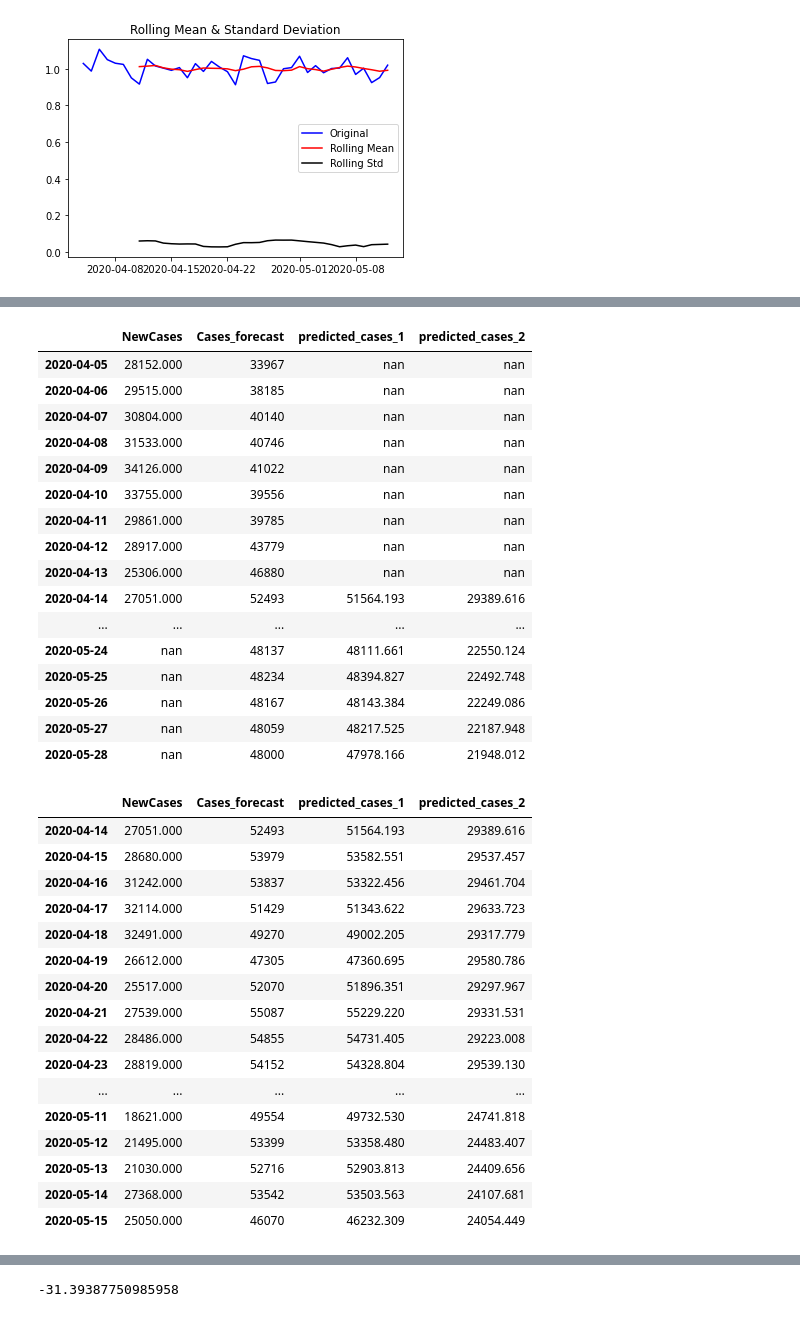
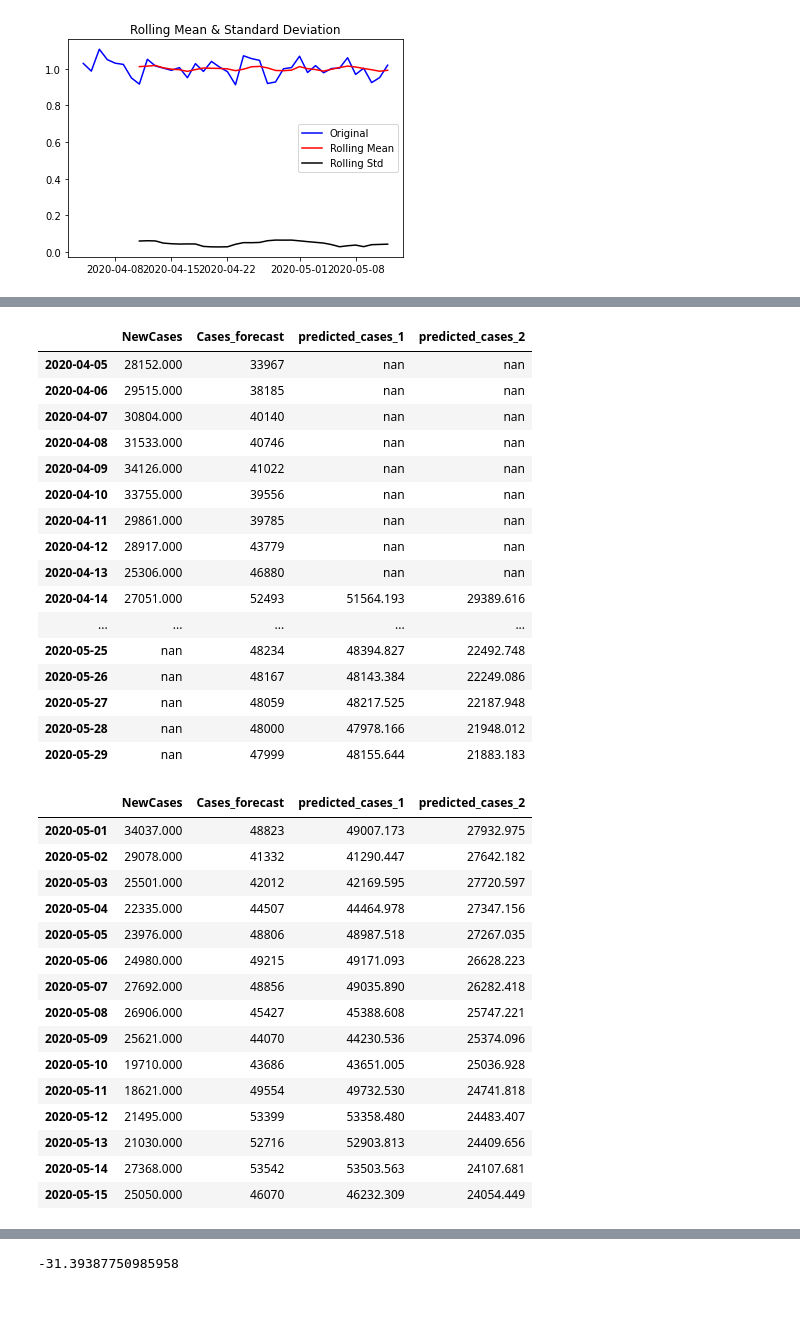
Before and after one commit to JoshuaFarmerATX/ehaarmanny_ML_App, a Jupyter notebook: Notebooks/Dani_ARIMA3.ipynb, the cells around one changed output, grey strips where cells are left out. Drawn from its saved outputs; the diff is of its cells as text; code cells hidden in the pictures.

```diff
--- a/Notebooks/Dani_ARIMA3.ipynb
+++ b/Notebooks/Dani_ARIMA3.ipynb
@@ -236,6 +213,5 @@ model_fit4=model4.fit()
 # %%
-from pandas.tseries.offsets import DateOffset
-future_dates=[df.index[-1]+ DateOffset(days=x)for x in range(0,14)]
+future_dates=[df.index[-1]+ DateOffset(days=x)for x in range(0,15)]
 # %%
 future_datest_df=pd.DataFrame(index=future_dates[1:],columns=df.columns)
 future_datest_df.tail()
@@ -263,14 +258,2 @@ future_df['seasonal_forecast'] = model_fit1.predict(start = 30, end= 115, typ="l
-# %%
-
-# Make the prediction for the FirstDiff
-future_df['trend_FirstDiff_forecaste'] = model_fit2.predict(start = 1, end= 115, typ="linear", dynamic= False)
-
-# Reverse the firstDiff to the original trend
-future_df["trend_forecast"] =future_df["trend"].shift(1) + future_df["trend_FirstDiff_forecaste"]
-
-future_df = future_df[2:]
-
-x, x_diff = future_df["trend"].iloc[0], future_df['trend_FirstDiff_forecaste'].iloc[1:]
-future_df['trend_forecast'] = np.r_[x, x_diff].cumsum().astype(int)
 # %%
 future_df['residual_forecast'] = model_fit3.predict(start = 10, end= 115, dynamic= True)
@@ -293,27 +282,26 @@ future_df[["NewCases", "Cases_forecast", "predicted_cases_1", "predicted_cases_2
 | 2020-04-13 | 25306.000 | 46880 | nan | nan |
 | 2020-04-14 | 27051.000 | 52493 | 51564.193 | 29389.616 |
 | ... | ... | ... | ... | ... |
-| 2020-05-24 | nan | 48137 | 48111.661 | 22550.124 |
 | 2020-05-25 | nan | 48234 | 48394.827 | 22492.748 |
 | 2020-05-26 | nan | 48167 | 48143.384 | 22249.086 |
 | 2020-05-27 | nan | 48059 | 48217.525 | 22187.948 |
 | 2020-05-28 | nan | 48000 | 47978.166 | 21948.012 |
+| 2020-05-29 | nan | 47999 | 48155.644 | 21883.183 |
 # %%
 compare_df= future_df[["NewCases", "Cases_forecast", "predicted_cases_1", "predicted_cases_2"]].dropna()
-compare_df
+compare_df.tail(15)
 # %% [output]
 |  | NewCases | Cases_forecast | predicted_cases_1 | predicted_cases_2 |
-| 2020-04-14 | 27051.000 | 52493 | 51564.193 | 29389.616 |
-| 2020-04-15 | 28680.000 | 53979 | 53582.551 | 29537.457 |
-| 2020-04-16 | 31242.000 | 53837 | 53322.456 | 29461.704 |
-| 2020-04-17 | 32114.000 | 51429 | 51343.622 | 29633.723 |
-| 2020-04-18 | 32491.000 | 49270 | 49002.205 | 29317.779 |
-| 2020-04-19 | 26612.000 | 47305 | 47360.695 | 29580.786 |
-| 2020-04-20 | 25517.000 | 52070 | 51896.351 | 29297.967 |
-| 2020-04-21 | 27539.000 | 55087 | 55229.220 | 29331.531 |
-| 2020-04-22 | 28486.000 | 54855 | 54731.405 | 29223.008 |
-| 2020-04-23 | 28819.000 | 54152 | 54328.804 | 29539.130 |
-| ... | ... | ... | ... | ... |
+| 2020-05-01 | 34037.000 | 48823 | 49007.173 | 27932.975 |
+| 2020-05-02 | 29078.000 | 41332 | 41290.447 | 27642.182 |
+| 2020-05-03 | 25501.000 | 42012 | 42169.595 | 27720.597 |
+| 2020-05-04 | 22335.000 | 44507 | 44464.978 | 27347.156 |
+| 2020-05-05 | 23976.000 | 48806 | 48987.518 | 27267.035 |
+| 2020-05-06 | 24980.000 | 49215 | 49171.093 | 26628.223 |
+| 2020-05-07 | 27692.000 | 48856 | 49035.890 | 26282.418 |
+| 2020-05-08 | 26906.000 | 45427 | 45388.608 | 25747.221 |
+| 2020-05-09 | 25621.000 | 44070 | 44230.536 | 25374.096 |
+| 2020-05-10 | 19710.000 | 43686 | 43651.005 | 25036.928 |
 | 2020-05-11 | 18621.000 | 49554 | 49732.530 | 24741.818 |
 | 2020-05-12 | 21495.000 | 53399 | 53358.480 | 24483.407 |
 | 2020-05-13 | 21030.000 | 52716 | 52903.813 | 24409.656 |
```
Also changed, not shown: parts of 42 cells of this notebook.
